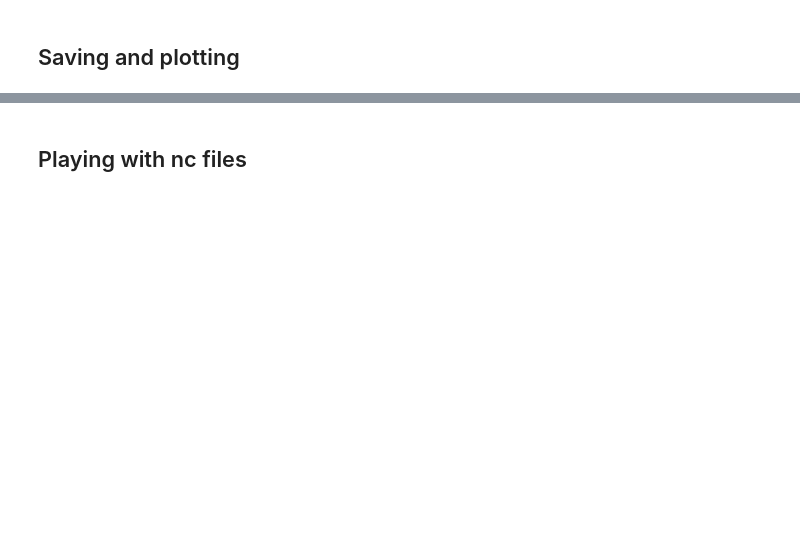
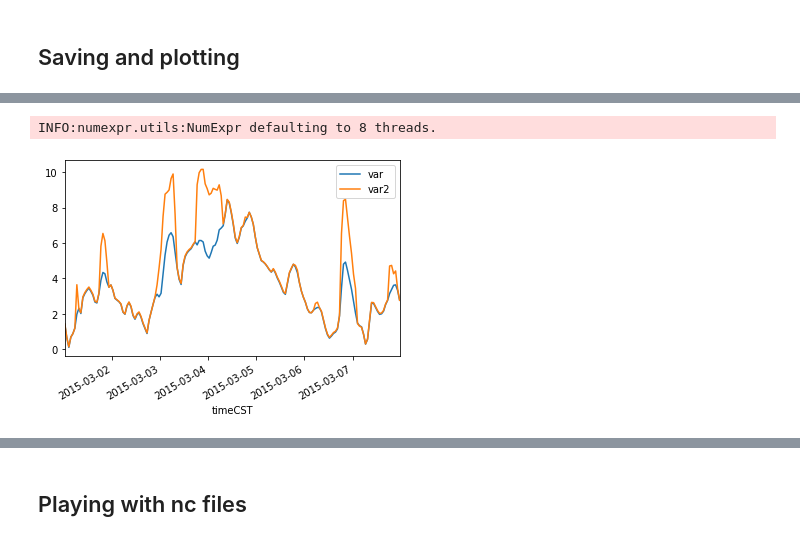
Before and after one commit to GeodataTools/geodata, a Jupyter notebook: create_wind.ipynb, the cells around one changed output, grey strips where cells are left out. Drawn from its saved outputs; the diff is of its cells as text; code cells hidden in the pictures; blank space fills up the shorter version.

```diff
--- a/create_wind.ipynb
+++ b/create_wind.ipynb
@@ -130,0 +94,21 @@ plt.show()
+# %%
+# Pandas
+df = ds.to_dataframe(name='var')
+df = df[(df['lat'] == 28.0) & (df['lon'] == 108.125)]
+df.reset_index(level=df.index.names, inplace=True)
+df2 = ds2.to_dataframe(name='var2')
+df2 = df2[(df2['lat'] == 28.0) & (df2['lon'] == 108.125)]
+df2.reset_index(level=df2.index.names, inplace=True)
+df = pd.merge(df,df2 )
+# %%
+# df['time'] = df['time'].dt.tz_localize('GMT')
+df['timeCST'] =  df['time'].dt.tz_localize('GMT').dt.tz_convert('Asia/Shanghai')
+# %%
+march_2015 = '"2015-03-01" <= time < "2015-03-08"'
+march_2015_CST = '"2015-02-28 16:00:00" <= time < "2015-03-07 16:00:00"'
+# %%
+df.query(march_2015_CST).plot(x='timeCST', y=['var','var2'])
+plt.show()
+# %% [output]
+INFO:numexpr.utils:NumExpr defaulting to 8 threads.
+[figure, added]
```
Also changed, not shown: parts of 40 cells of this notebook, 4 other files.
